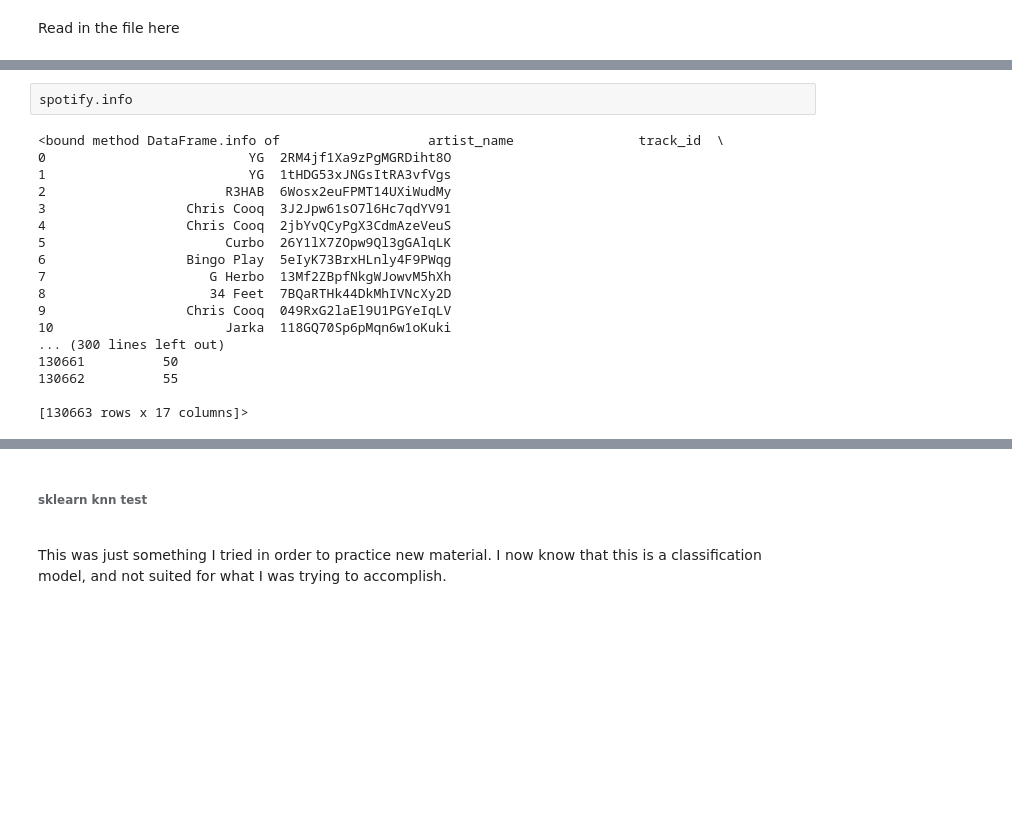
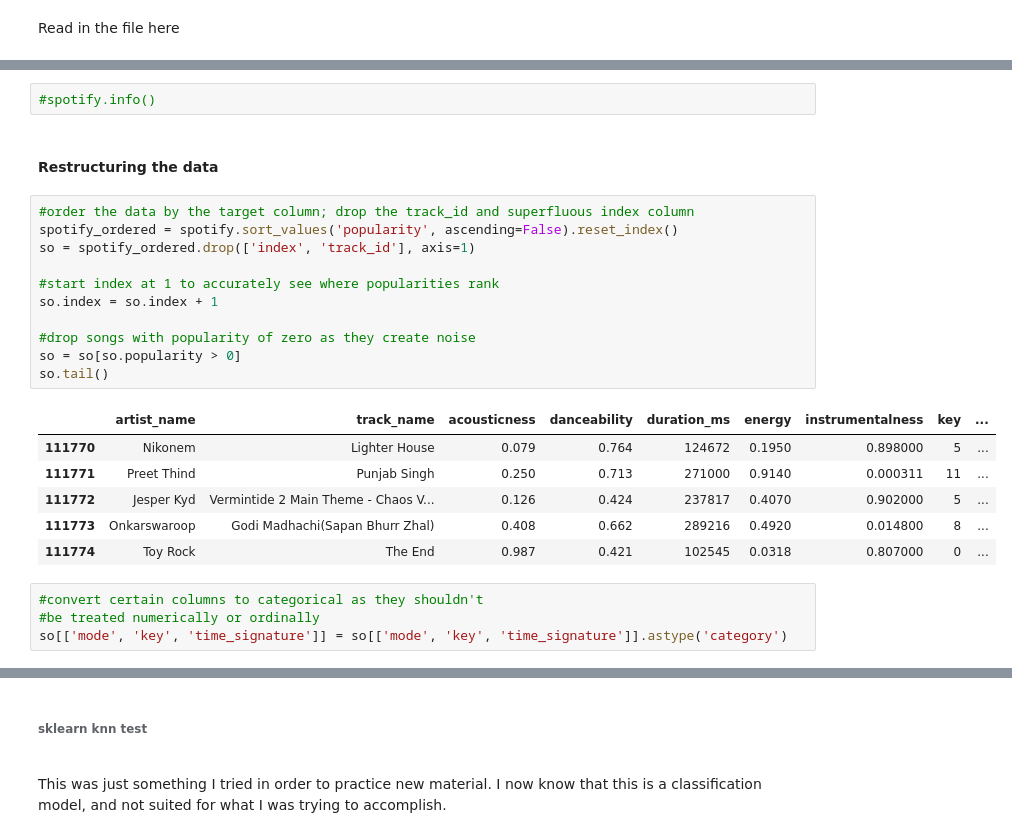
Before and after one commit to twillstw/Springboard-Projects, a Jupyter notebook: Scratchpad.ipynb, the cells around one changed output, grey strips where cells are left out. Cells and saved outputs as stored; diff of their text form; blank space fills up the shorter version.

```diff
--- a/Scratchpad.ipynb
+++ b/Scratchpad.ipynb
@@ -13,23 +13,29 @@ spotify.head(2)
 |  | artist_name | track_id | track_name | acousticness | danceability | duration_ms | energy | instrumentalness | ... |
 | 0 | YG | 2RM4jf1Xa9zPgMGRDiht8O | Big Bank feat. 2 Chainz, Big Sean... | 0.00582 | 0.743 | 238373 | 0.339 | 0.0 | ... |
 | 1 | YG | 1tHDG53xJNGsItRA3vfVgs | BAND DRUM (feat. A$AP Rocky) | 0.02440 | 0.846 | 214800 | 0.557 | 0.0 | ... |
-# %%
-spotify.info
-# %% [output]
-<bound method DataFrame.info of                   artist_name                track_id  \
-0                          YG  2RM4jf1Xa9zPgMGRDiht8O
-1                          YG  1tHDG53xJNGsItRA3vfVgs
-2                       R3HAB  6Wosx2euFPMT14UXiWudMy
-3                  Chris Cooq  3J2Jpw61sO7l6Hc7qdYV91
-4                  Chris Cooq  2jbYvQCyPgX3CdmAzeVeuS
-5                       Curbo  26Y1lX7ZOpw9Ql3gGAlqLK
-6                  Bingo Play  5eIyK73BrxHLnly4F9PWqg
-7                     G Herbo  13Mf2ZBpfNkgWJowvM5hXh
-8                     34 Feet  7BQaRTHk44DkMhIVNcXy2D
-9                  Chris Cooq  049RxG2laEl9U1PGYeIqLV
-10                      Jarka  118GQ70Sp6pMqn6w1oKuki
-... (300 lines left out)
-130661          50
-130662          55
-
-[130663 rows x 17 columns]>
+# %%
+#spotify.info()
+# %% [markdown]
+#### Restructuring the data
+# %%
+#order the data by the target column; drop the track_id and superfluous index column
+spotify_ordered = spotify.sort_values('popularity', ascending=False).reset_index()
+so = spotify_ordered.drop(['index', 'track_id'], axis=1)
+
+#start index at 1 to accurately see where popularities rank
+so.index = so.index + 1
+
+#drop songs with popularity of zero as they create noise
+so = so[so.popularity > 0]
+so.tail()
+# %% [output]
+|  | artist_name | track_name | acousticness | danceability | duration_ms | energy | instrumentalness | key | ... |
+| 111770 | Nikonem | Lighter House | 0.079 | 0.764 | 124672 | 0.1950 | 0.898000 | 5 | ... |
+| 111771 | Preet Thind | Punjab Singh | 0.250 | 0.713 | 271000 | 0.9140 | 0.000311 | 11 | ... |
+| 111772 | Jesper Kyd | Vermintide 2 Main Theme - Chaos V... | 0.126 | 0.424 | 237817 | 0.4070 | 0.902000 | 5 | ... |
+| 111773 | Onkarswaroop | Godi Madhachi(Sapan Bhurr Zhal) | 0.408 | 0.662 | 289216 | 0.4920 | 0.014800 | 8 | ... |
+| 111774 | Toy Rock | The End | 0.987 | 0.421 | 102545 | 0.0318 | 0.807000 | 0 | ... |
+# %%
+#convert certain columns to categorical as they shouldn't
+#be treated numerically or ordinally
+so[['mode', 'key', 'time_signature']] = so[['mode', 'key', 'time_signature']].astype('category')
```
Also changed, not shown: parts of 27 cells of this notebook.
